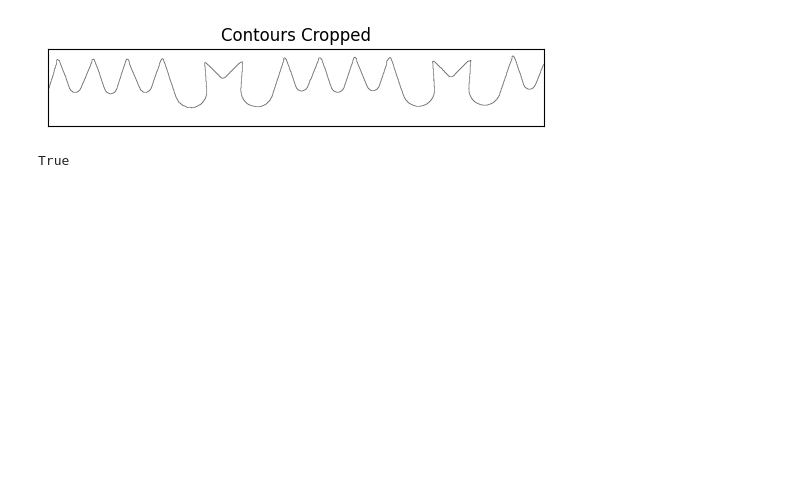
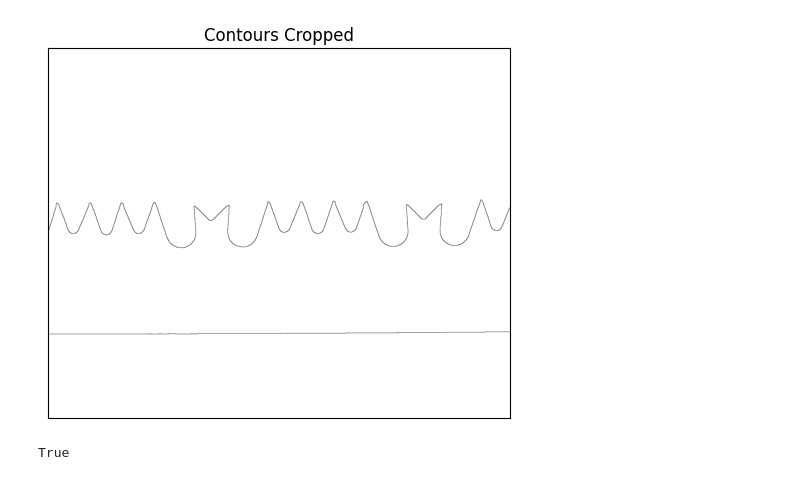
Before and after one commit to andreaalboni/CV-Project, a Jupyter notebook: InspBT.ipynb, the cells around one changed output. Cells and saved outputs as stored; diff of their text form; code cells hidden in the pictures; blank space fills up the shorter version.

```diff
--- a/InspBT.ipynb
+++ b/InspBT.ipynb
@@ -5,21 +5,21 @@ from matplotlib import pyplot as plt
 # %%
 img = cv2.imread("Images\saw_01.png", 0)
 
 ret,img_thresholded = cv2.threshold(img,127,255,cv2.THRESH_BINARY)
 
 kernel = np.ones((3,3),np.uint8)
 img_contours = img_thresholded - cv2.erode(img_thresholded, kernel)     # Contours are white, background is black
 img_contours_negative = 255 - img_contours                              # Contours are black, background is white
 
-img_cc = img_contours_negative[400:600,:]
+img_cc = img_contours_negative[:,:]
 plt.imshow(img_cc, cmap = 'gray')
 plt.title('Contours Cropped')
 plt.xticks([]), plt.yticks([])
 plt.show()
 cv2.imwrite("Images\saw_01_contours_cropped.png", img_cc)
 raw_contour = [[i,j] for i in range(img_cc.shape[0]) for j in range(img_cc.shape[1]) if img_cc[i,j] == 0]
 # %% [output]
-[figure, old version]
+[figure, new version]
 # %%
 ## Gif of the contours being drawn, order of the points drawn is the order of the list raw_contours (from top to bottom)
 #blank = np.ones((img_cc.shape[0], img_cc.shape[1]), np.uint8) * 255
```
Also changed, not shown: parts of 6 cells of this notebook, 4 other files.
